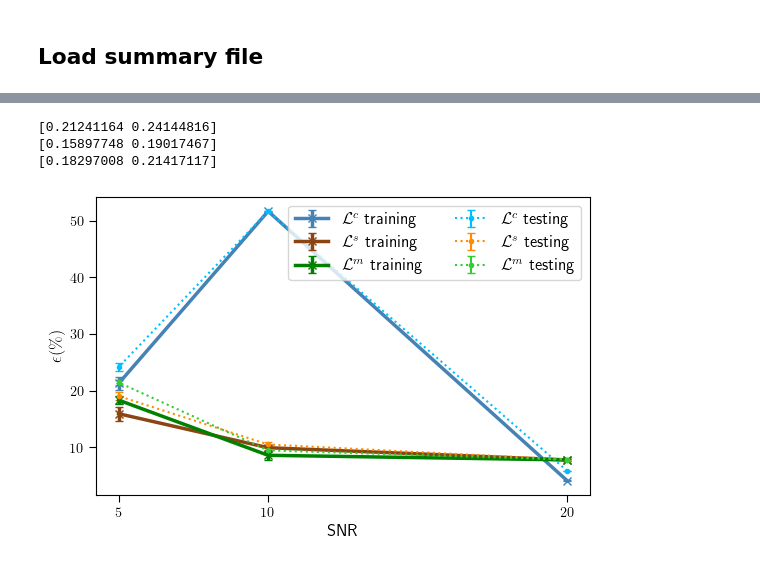
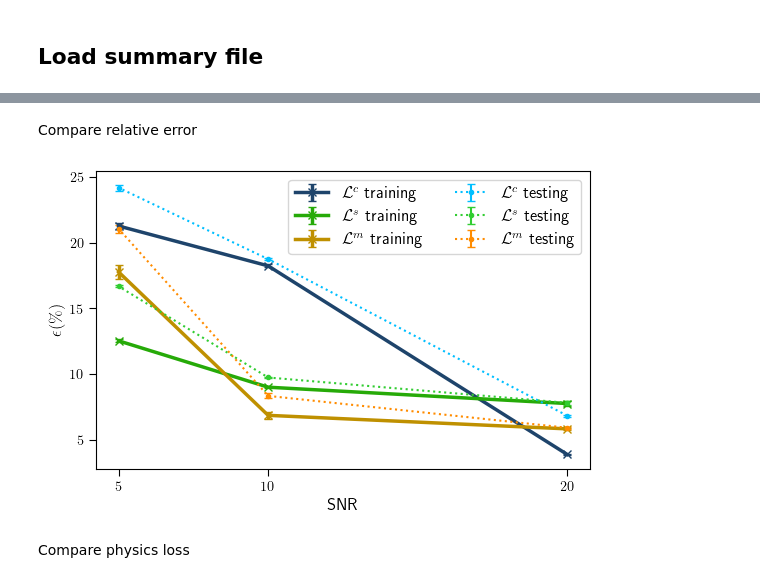
Before and after one commit to MagriLab/FlowReconstructionFromExperiment, a Jupyter notebook: figures_for_paper/robustness_noisy_data.ipynb, the cells around one changed output, grey strips where cells are left out. Saved outputs shown, nothing was run; the diff lists cells and outputs as text; code cells hidden in the pictures.

Commit message:
Compare noisy loss functions figures

```diff
--- a/figures_for_paper/robustness_noisy_data.ipynb
+++ b/figures_for_paper/robustness_noisy_data.ipynb
@@ -150,2 +23,23 @@ set_gpu(0,0.5)
+# %%
+result_dir = Path('../local_results/2dtriangle/repeat_noisy/noisy_random')
+if not result_dir.exists():
+    raise ValueError
+# %%
+def get_summary_one_case(folder):
+    with h5py.File(Path(result_dir,folder,'summary.h5')) as hf:
+        l_train = np.array(hf.get('runs_loss_train'))
+        l_val = np.array(hf.get('runs_loss_val'))
+        lmean = np.array([np.mean(l_train[:,0]), np.mean(l_val[:,0])]) # mean over the repeats [rel_l2 train, rel_l2 val]
+        lstd = np.array([np.std(l_train[:,0]), np.std(l_val[:,0])]) # std over the repeats [rel_l2 train, rel_l2 val]
+        lpmean = np.array([
+            np.mean(np.sum(l_train[:,1:3],axis=1)),
+            np.mean(np.sum(l_val[:,1:3],axis=1))
+        ])
+        lpstd = np.array([
+            np.std(np.sum(l_train[:,1:3],axis=1)),
+            np.std(np.sum(l_val[:,1:3],axis=1))
+        ])
+
+    return lmean, lstd, lpmean, lpstd
 # %% [markdown]
 ## Load summary file
@@ -199,26 +46,17 @@ with h5py.File(Path('../local_results/2dtriangle/repeat_noisy/snr10_mean3/summar
-# %%
-with h5py.File(Path('../local_results/2dtriangle/repeat_noisy/snr5_classic/summary.h5')) as hf:
-    l_snr5_classic_train = np.array(hf.get('runs_loss_train'))
-    l_snr5_classic_val = np.array(hf.get('runs_loss_val'))
-    lmean_snr5_classic = np.array([np.mean(l_snr5_classic_train[:,0]), np.mean(l_snr5_classic_val[:,0])]) # mean over the repeats [rel_l2 train, rel_l2 val]
-    lstd_snr5_classic = np.array([np.std(l_snr5_classic_train[:,0]), np.std(l_snr5_classic_val[:,0])]) # std over the repeats [rel_l2 train, rel_l2 val]
-    print(lmean_snr5_classic)
-with h5py.File(Path('../local_results/2dtriangle/repeat_noisy/snr5_3/summary.h5')) as hf:
-    l_snr5_3_train = np.array(hf.get('runs_loss_train'))
-    l_snr5_3_val = np.array(hf.get('runs_loss_val'))
-    lmean_snr5_3 = np.array([np.mean(l_snr5_3_train[:,0]), np.mean(l_snr5_3_val[:,0])]) # mean over the repeats [rel_l2 train, rel_l2 val]
-    lstd_snr5_3 = np.array([np.std(l_snr5_3_train[:,0]), np.std(l_snr5_3_val[:,0])]) # std over the repeats [rel_l2 train, rel_l2 val]
-    print(lmean_snr5_3)
-with h5py.File(Path('../local_results/2dtriangle/repeat_noisy/snr5_mean3/summary.h5')) as hf:
-    l_snr5_mean3_train = np.array(hf.get('runs_loss_train'))
-    l_snr5_mean3_val = np.array(hf.get('runs_loss_val'))
-    lmean_snr5_mean3 = np.array([np.mean(l_snr5_mean3_train[:,0]), np.mean(l_snr5_mean3_val[:,0])]) # mean over the repeats [rel_l2 train, rel_l2 val]
-    lstd_snr5_mean3 = np.array([np.std(l_snr5_mean3_train[:,0]), np.std(l_snr5_mean3_val[:,0])]) # std over the repeats [rel_l2 train, rel_l2 val]
-    print(lmean_snr5_mean3)
-# %% [output]
-[0.21241164 0.24144816]
-[0.15897748 0.19017467]
-[0.18297008 0.21417117]
+# %%
+lmean_snr20_classic, lstd_snr20_classic, lpmean_snr20_classic, lpstd_snr20_classic = get_summary_one_case('snr20_classic')
+lmean_snr20_3, lstd_snr20_3, lpmean_snr20_3, lpstd_snr20_3 = get_summary_one_case('snr20_3')
+lmean_snr20_mean3, lstd_snr20_mean3, lpmean_snr20_mean3, lpstd_snr20_mean3 = get_summary_one_case('snr20_mean3')
+
+lmean_snr10_classic, lstd_snr10_classic, lpmean_snr10_classic, lpstd_snr10_classic = get_summary_one_case('snr10_classic')
+lmean_snr10_3, lstd_snr10_3, lpmean_snr10_3, lpstd_snr10_3 = get_summary_one_case('snr10_3')
+lmean_snr10_mean3, lstd_snr10_mean3, lpmean_snr10_mean3, lpstd_snr10_mean3 = get_summary_one_case('snr10_mean3')
+
+lmean_snr5_classic, lstd_snr5_classic, lpmean_snr5_classic, lpstd_snr5_classic = get_summary_one_case('snr5_classic')
+lmean_snr5_3, lstd_snr5_3, lpmean_snr5_3, lpstd_snr5_3 = get_summary_one_case('snr5_3')
+lmean_snr5_mean3, lstd_snr5_mean3, lpmean_snr5_mean3, lpstd_snr5_mean3 = get_summary_one_case('snr5_mean3')
+# %% [markdown]
+Compare relative error
 # %%
 l_mean_classic = []
 l_mean_classic.append(lmean_snr20_classic)
@@ -257,23 +95,25 @@ l_std_mean3 = np.array(l_std_mean3)*100
 # %%
 snr = [20,10,5]
 plt.figure(figsize=(5.5,3.5))
 ax = plt.subplot(111)
 
-ax.errorbar(snr,l_mean_classic[:,0],yerr=l_std_classic[:,0],label='$\mathcal{L}^c$ training',marker='x',color='steelblue',linewidth=2.5)
-ax.errorbar(snr,l_mean_3[:,0],yerr=l_std_3[:,0],label='$\mathcal{L}^s$ training',marker='x',color='saddlebrown',linewidth=2.5)
-ax.errorbar(snr,l_mean_mean3[:,0],yerr=l_std_mean3[:,0],label='$\mathcal{L}^m$ training',marker='x',color='green',linewidth=2.5)
+ax.errorbar(snr,l_mean_classic[:,0],yerr=l_std_classic[:,0],label='$\mathcal{L}^c$ training',marker='x',color=my_discrete_cmap(0),linewidth=2.5)
+ax.errorbar(snr,l_mean_3[:,0],yerr=l_std_3[:,0],label='$\mathcal{L}^s$ training',marker='x',color=my_discrete_cmap(1),linewidth=2.5)
+ax.errorbar(snr,l_mean_mean3[:,0],yerr=l_std_mean3[:,0],label='$\mathcal{L}^m$ training',marker='x',color=my_discrete_cmap(2),linewidth=2.5)
 
 ax.errorbar(snr,l_mean_classic[:,1],yerr=l_std_classic[:,1],label='$\mathcal{L}^c$ testing',marker='.',color='deepskyblue',linestyle=':')
-ax.errorbar(snr,l_mean_3[:,1],yerr=l_std_3[:,1],label='$\mathcal{L}^s$ testing',marker='.',linestyle=':',color='darkorange')
-ax.errorbar(snr,l_mean_mean3[:,1],yerr=l_std_mean3[:,1],label='$\mathcal{L}^m$ testing',marker='.',linestyle=':',color='limegreen',)
+ax.errorbar(snr,l_mean_3[:,1],yerr=l_std_3[:,1],label='$\mathcal{L}^s$ testing',marker='.',linestyle=':',color='limegreen')
+ax.errorbar(snr,l_mean_mean3[:,1],yerr=l_std_mean3[:,1],label='$\mathcal{L}^m$ testing',marker='.',linestyle=':',color='darkorange',)
 
 ax.legend(ncol=2)
 ax.set_ylabel('$\epsilon (\%)$')
 ax.set_xticks([5,10,20])
 ax.set_xlabel('SNR')
 # ax.set_yscale('log')
 # plt.ylim([0,70])
 # plt.savefig('./figs/noisy_compare_lossfn')
 plt.show()
 # %% [output]
-[figure, old version]
+[figure, new version]
+# %% [markdown]
+Compare physics loss
```
Also changed, not shown: parts of 9 cells of this notebook.
